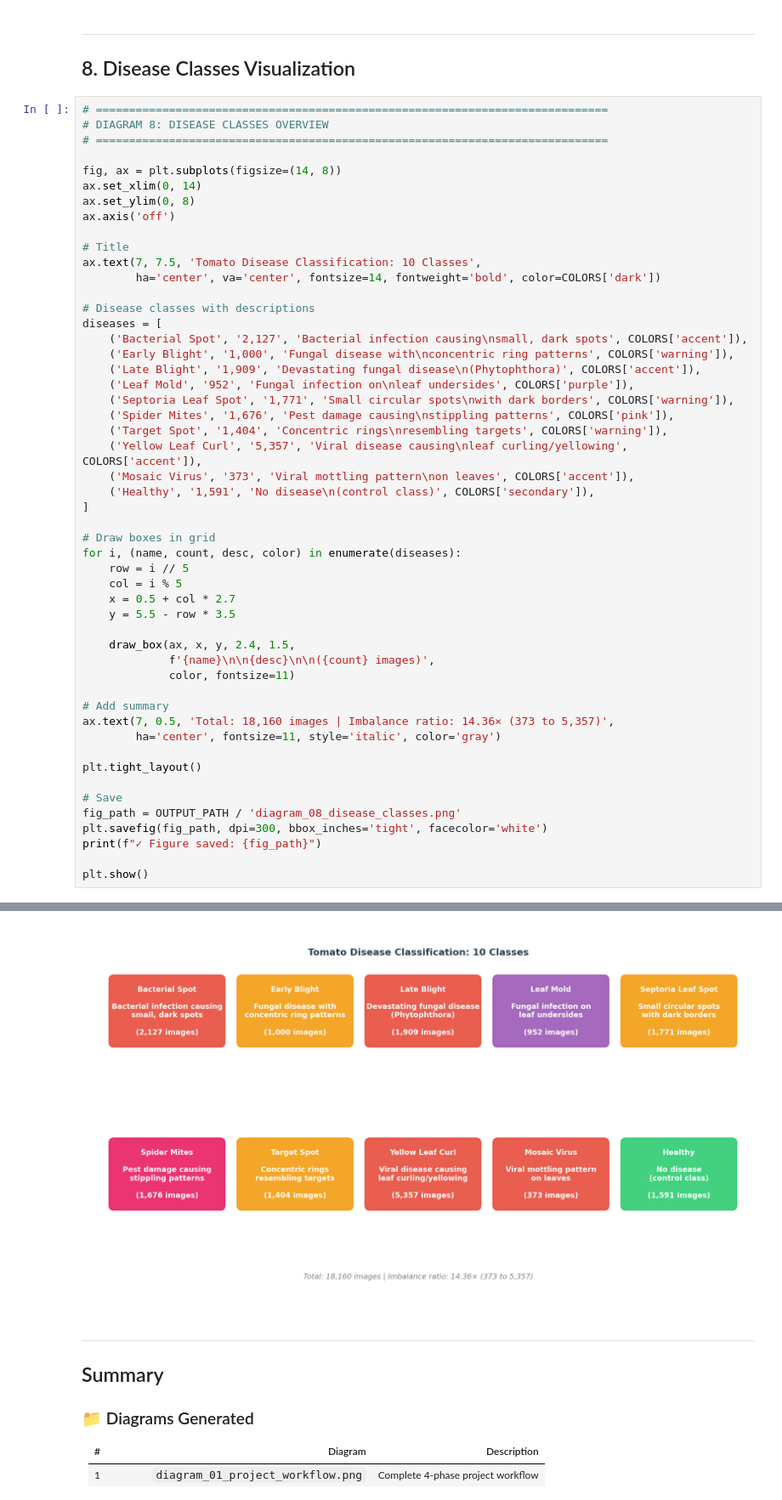
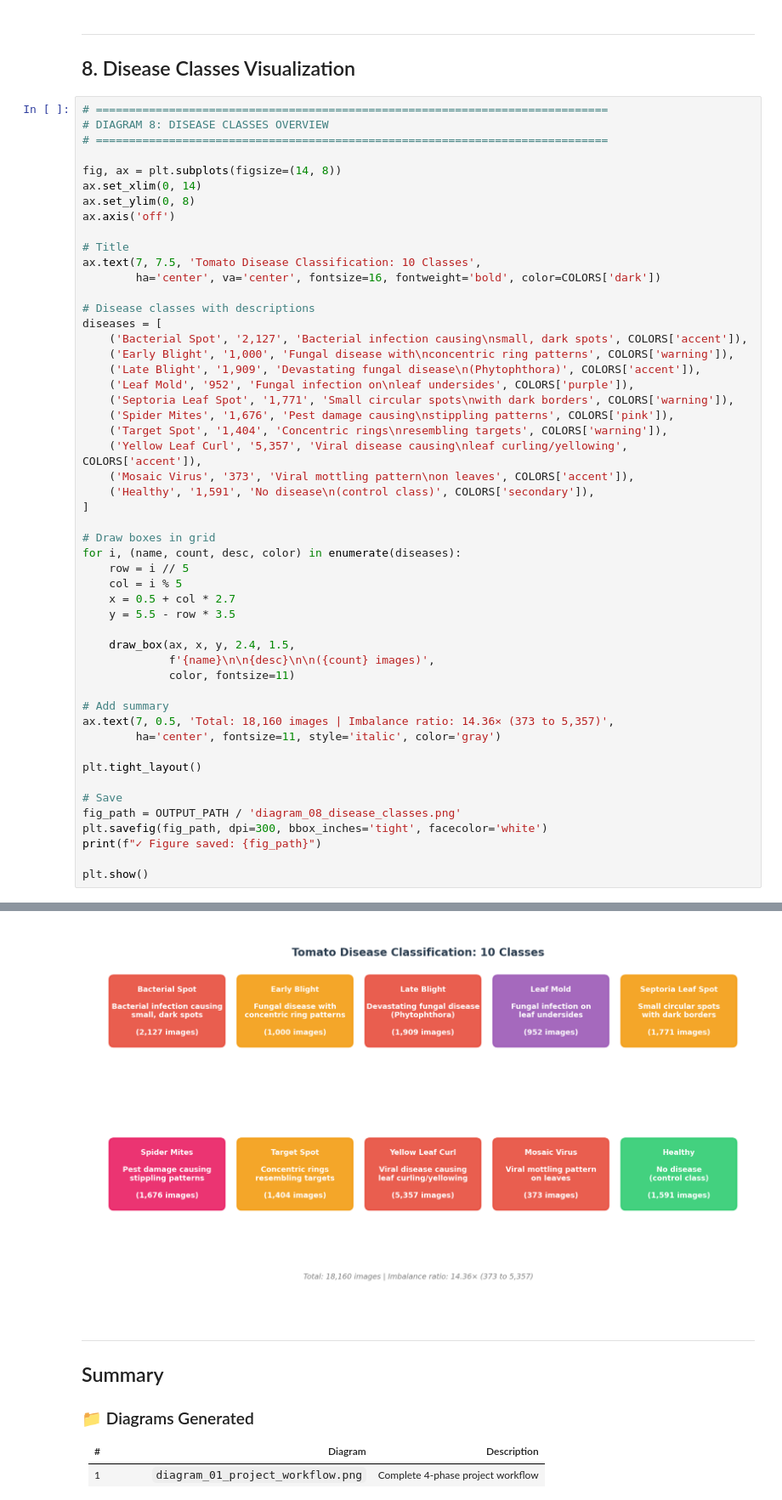
Before and after one commit to maliciit-sys/plant-village-cae, a Jupyter notebook: notebooks/06_Workflow_Diagrams.ipynb, the cells around one changed output, grey strips where cells are left out. Shown at 85% size. Cells and saved outputs as stored; diff of their text form.

```diff
--- a/notebooks/06_Workflow_Diagrams.ipynb
+++ b/notebooks/06_Workflow_Diagrams.ipynb
@@ -904,7 +904,7 @@ ax.axis('off')
 
 # Title
 ax.text(7, 7.5, 'Tomato Disease Classification: 10 Classes',
-        ha='center', va='center', fontsize=14, fontweight='bold', color=COLORS['dark'])
+        ha='center', va='center', fontsize=16, fontweight='bold', color=COLORS['dark'])
 
 # Disease classes with descriptions
 diseases = [
@@ -918,34 +918,34 @@ diseases = [
     ('Yellow Leaf Curl', '5,357', 'Viral disease causing\nleaf curling/yellowing', COLORS['accent']),
     ('Mosaic Virus', '373', 'Viral mottling pattern\non leaves', COLORS['accent']),
     ('Healthy', '1,591', 'No disease\n(control class)', COLORS['secondary']),
 ]
 
 # Draw boxes in grid
 for i, (name, count, desc, color) in enumerate(diseases):
     row = i // 5
     col = i % 5
     x = 0.5 + col * 2.7
     y = 5.5 - row * 3.5
 
     draw_box(ax, x, y, 2.4, 1.5,
              f'{name}\n\n{desc}\n\n({count} images)',
              color, fontsize=11)
 
 # Add summary
 ax.text(7, 0.5, 'Total: 18,160 images | Imbalance ratio: 14.36× (373 to 5,357)',
         ha='center', fontsize=11, style='italic', color='gray')
 
 plt.tight_layout()
 
 # Save
 fig_path = OUTPUT_PATH / 'diagram_08_disease_classes.png'
 plt.savefig(fig_path, dpi=300, bbox_inches='tight', facecolor='white')
 print(f"✓ Figure saved: {fig_path}")
 
 plt.show()
 # %% [output]
 ✓ Figure saved: /home/maliciit/ml-projects/python-projects/plant-village-cae/outputs/diagram_08_disease_classes.png
-[figure, old version]
+[figure, new version]
 # %% [markdown]
 ---
 
```
Also changed, not shown: parts of 1 cell of this notebook, 5 other files.
